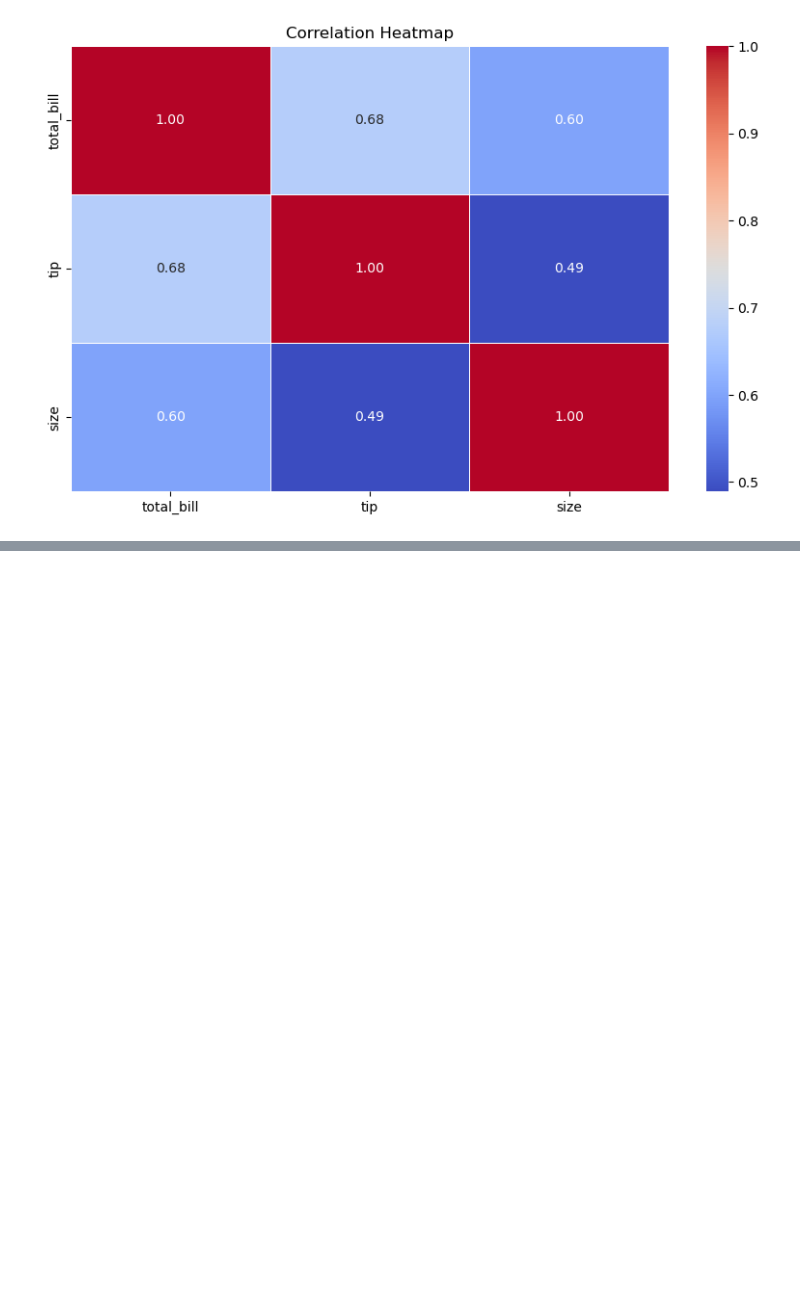
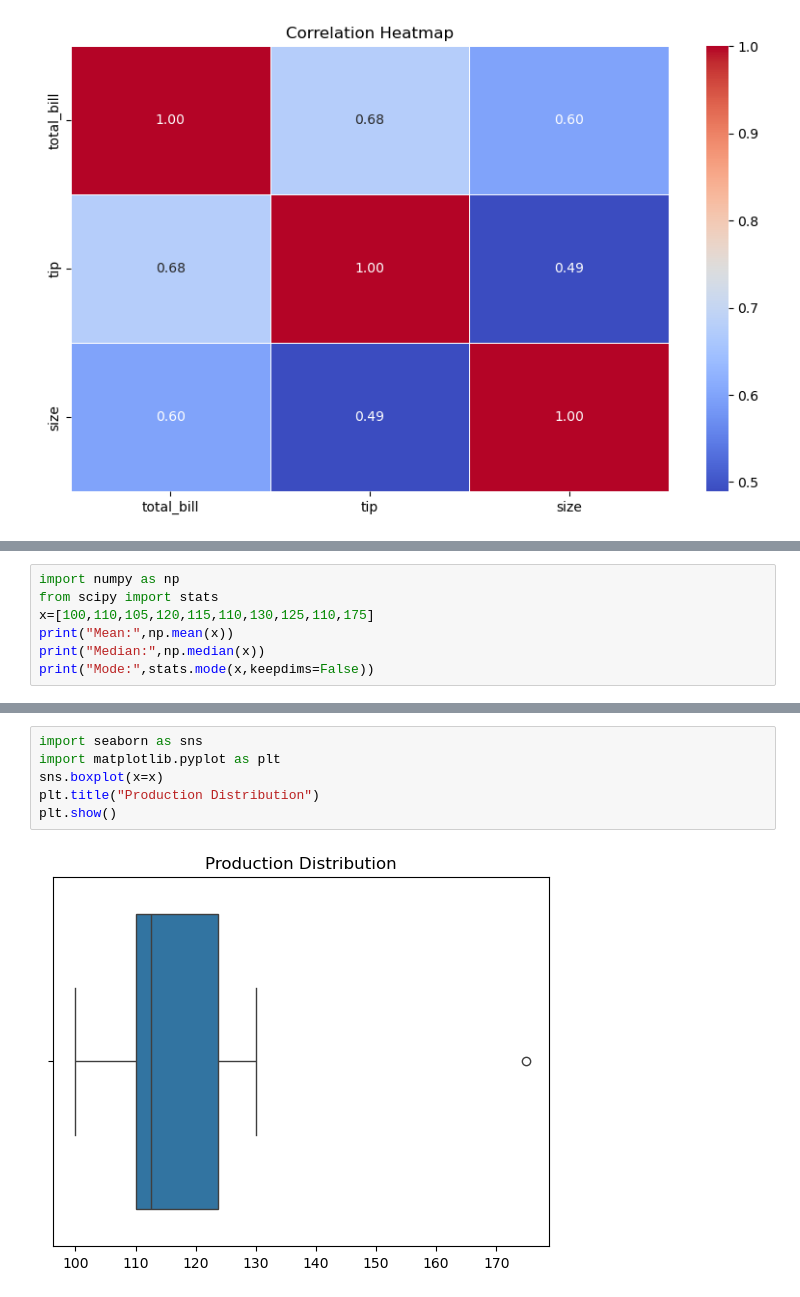
Before and after one commit to kirkiri-dev/statistics-practise, a Jupyter notebook: ststistics practise.ipynb, the cells around one changed output, grey strips where cells are left out. Drawn from its saved outputs; the diff is of its cells as text; blank space fills up the shorter version.

```diff
--- a/ststistics practise.ipynb
+++ b/ststistics practise.ipynb
@@ -160,0 +192,7 @@ size          0.598315  0.489299  1.000000
+# %%
+import numpy as np
+from scipy import stats
+x=[100,110,105,120,115,110,130,125,110,175]
+print("Mean:",np.mean(x))
+print("Median:",np.median(x))
+print("Mode:",stats.mode(x,keepdims=False))
@@ -160,0 +221,8 @@ size          0.598315  0.489299  1.000000
+# %%
+import seaborn as sns
+import matplotlib.pyplot as plt
+sns.boxplot(x=x)
+plt.title("Production Distribution")
+plt.show()
+# %% [output]
+[figure, added]
```
Also changed, not shown: parts of 11 cells of this notebook.
